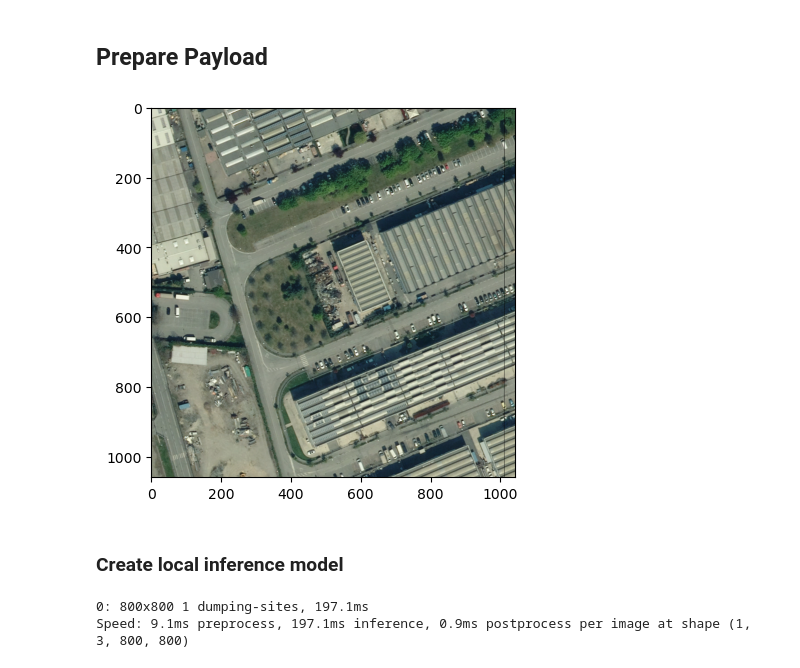
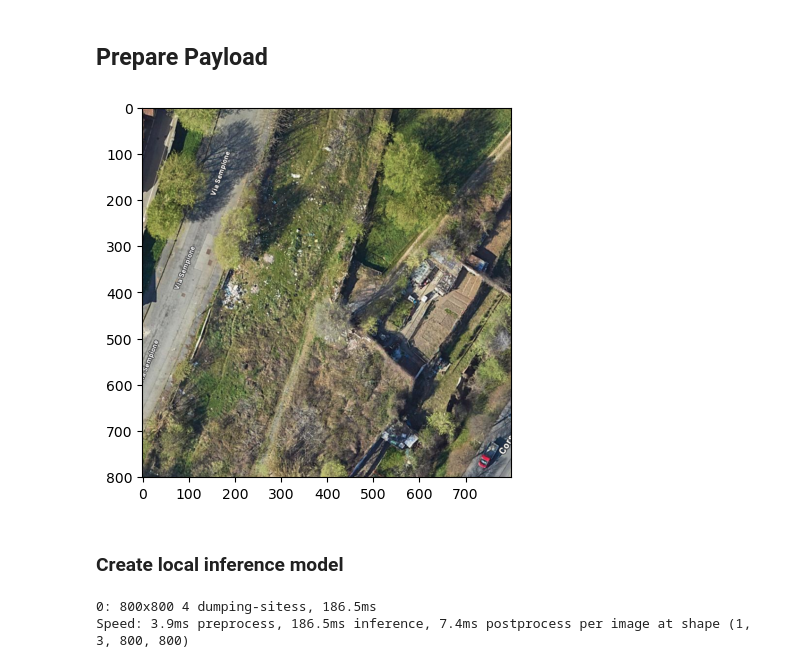
Before and after one commit to aka-somix/earth-overwatch, a Jupyter notebook: scripts/notebooks/landfill_local_inference.ipynb, the cells around one changed output. Saved outputs shown, nothing was run; the diff lists cells and outputs as text; code cells hidden in the pictures.

```diff
--- a/scripts/notebooks/landfill_local_inference.ipynb
+++ b/scripts/notebooks/landfill_local_inference.ipynb
@@ -27,30 +27,30 @@ ENDPOINT_NAME = "scrnts-dev-landfill-yolo-endpoint"
 # %%
 import base64
 import cv2
 from matplotlib import pyplot as plt
 import numpy as np
 
 
-img_name = "inference-4.png"
+img_name = "inference-5.png"
 image_base64 = None
 
 # Open image as base64
 image_path = os.path.join(DATA_PATH, img_name)
 with open(image_path, "rb") as image_file:
     image_base64 = base64.b64encode(image_file.read()).decode("utf-8")
 
 # image_cv2 = cv2.imread(image_path)
 # image_cv2_rgb = cv2.cvtColor(image_cv2, cv2.COLOR_BGR2RGB)
 
 jpg_original = base64.b64decode(image_base64)
 jpg_as_np = np.frombuffer(jpg_original, dtype=np.uint8)
 image_cv2 = cv2.imdecode(jpg_as_np, flags=-1)
 image_cv2_rgb = cv2.cvtColor(image_cv2, cv2.COLOR_BGR2RGB)
 
 plt.imshow(image_cv2_rgb)
 plt.show()
 # %% [output]
-[figure, old version]
+[figure, new version]
 # %% [markdown]
 ### Create local inference model
 # %%
@@ -61,10 +61,10 @@ from ultralytics import YOLO
 model = YOLO(model='.in/2025-02-10.pt', task='predict')
 # model = YOLO(model='.in/yolo11m.pt', task='predict')
 
-inference = model.predict(image_cv2_rgb, conf=0.2)
+inference = model.predict(image_cv2_rgb, conf=0.1)
 # %% [output]
-0: 800x800 1 dumping-sites, 197.1ms
-Speed: 9.1ms preprocess, 197.1ms inference, 0.9ms postprocess per image at shape (1, 3, 800, 800)
+0: 800x800 4 dumping-sitess, 186.5ms
+Speed: 3.9ms preprocess, 186.5ms inference, 7.4ms postprocess per image at shape (1, 3, 800, 800)
 # %%
 import json
 
```
Also changed, not shown: parts of 2 cells of this notebook, 10 other files.
